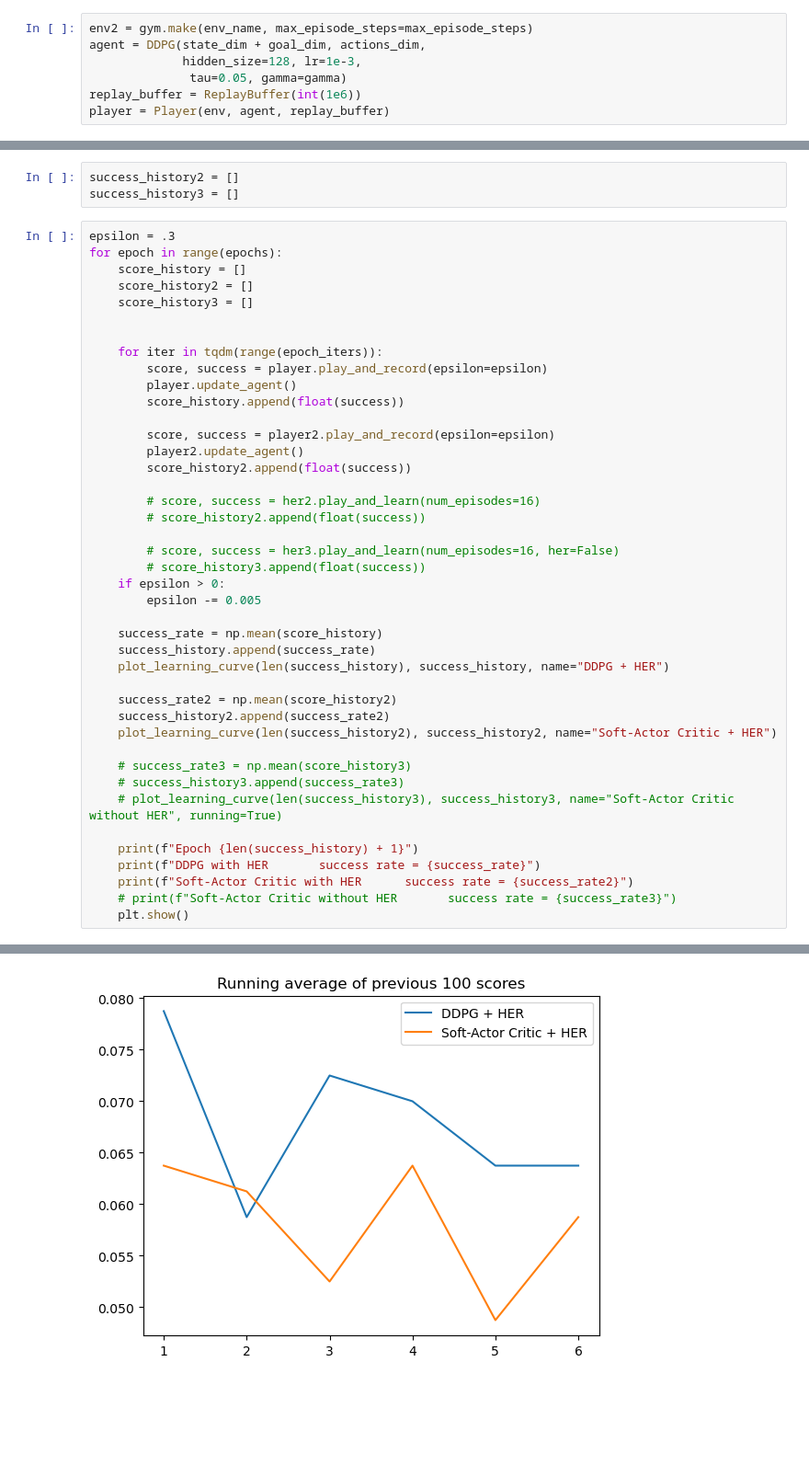
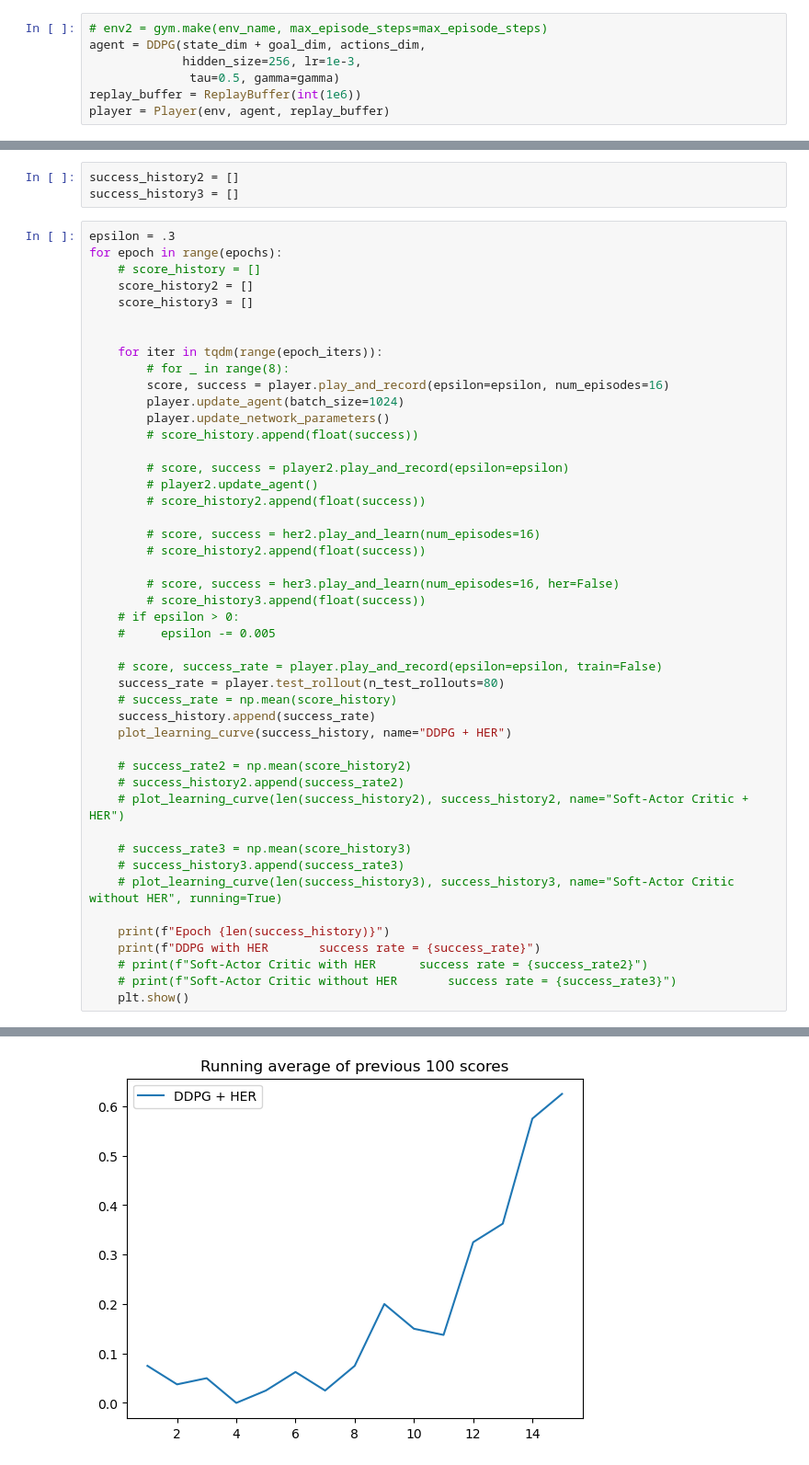
Before and after one commit to euskov17/HindsightExperienceReplay, a Jupyter notebook: FetchPushExperiments.ipynb, the cells around one changed output, grey strips where cells are left out. Shown at 92% size. Drawn from its saved outputs; the diff is of its cells as text; blank space fills up the shorter version.

```diff
--- a/FetchPushExperiments.ipynb
+++ b/FetchPushExperiments.ipynb
@@ -37,10 +37,10 @@ gamma = .98
 # %%
 desired_goal = env.reset()[0]['desired_goal']
 # %%
-env2 = gym.make(env_name, max_episode_steps=max_episode_steps)
+# env2 = gym.make(env_name, max_episode_steps=max_episode_steps)
 agent = DDPG(state_dim + goal_dim, actions_dim,
-             hidden_size=128, lr=1e-3,
-              tau=0.05, gamma=gamma)
+             hidden_size=256, lr=1e-3,
+              tau=0.5, gamma=gamma)
 replay_buffer = ReplayBuffer(int(1e6))
 player = Player(env, agent, replay_buffer)
 # %%
@@ -72,43 +72,47 @@ success_history3 = []
 # %%
 epsilon = .3
 for epoch in range(epochs):
-    score_history = []
+    # score_history = []
     score_history2 = []
     score_history3 = []
 
 
     for iter in tqdm(range(epoch_iters)):
-        score, success = player.play_and_record(epsilon=epsilon)
-        player.update_agent()
-        score_history.append(float(success))
+        # for _ in range(8):
+        score, success = player.play_and_record(epsilon=epsilon, num_episodes=16)
+        player.update_agent(batch_size=1024)
+        player.update_network_parameters()
+        # score_history.append(float(success))
 
-        score, success = player2.play_and_record(epsilon=epsilon)
-        player2.update_agent()
-        score_history2.append(float(success))
+        # score, success = player2.play_and_record(epsilon=epsilon)
+        # player2.update_agent()
+        # score_history2.append(float(success))
 
         # score, success = her2.play_and_learn(num_episodes=16)
         # score_history2.append(float(success))
 
         # score, success = her3.play_and_learn(num_episodes=16, her=False)
         # score_history3.append(float(success))
-    if epsilon > 0:
-        epsilon -= 0.005
+    # if epsilon > 0:
+    #     epsilon -= 0.005
 
-    success_rate = np.mean(score_history)
+    # score, success_rate = player.play_and_record(epsilon=epsilon, train=False)
+    success_rate = player.test_rollout(n_test_rollouts=80)
+    # success_rate = np.mean(score_history)
     success_history.append(success_rate)
-    plot_learning_curve(len(success_history), success_history, name="DDPG + HER")
+    plot_learning_curve(success_history, name="DDPG + HER")
 
-    success_rate2 = np.mean(score_history2)
-    success_history2.append(success_rate2)
-    plot_learning_curve(len(success_history2), success_history2, name="Soft-Actor Critic + HER")
+    # success_rate2 = np.mean(score_history2)
+    # success_history2.append(success_rate2)
+    # plot_learning_curve(len(success_history2), success_history2, name="Soft-Actor Critic + HER")
 
     # success_rate3 = np.mean(score_history3)
     # success_history3.append(success_rate3)
     # plot_learning_curve(len(success_history3), success_history3, name="Soft-Actor Critic without HER", running=True)
 
-    print(f"Epoch {len(success_history) + 1}")
+    print(f"Epoch {len(success_history)}")
     print(f"DDPG with HER       success rate = {success_rate}")
-    print(f"Soft-Actor Critic with HER      success rate = {success_rate2}")
+    # print(f"Soft-Actor Critic with HER      success rate = {success_rate2}")
     # print(f"Soft-Actor Critic without HER       success rate = {success_rate3}")
     plt.show()
 # %% [output]
@@ -118 +121 @@ Soft-Actor Critic with HER      success rate = 0.05875
-[figure, old version]
+[figure, new version]
```
Also changed, not shown: parts of 3 cells of this notebook, 19 other files.
